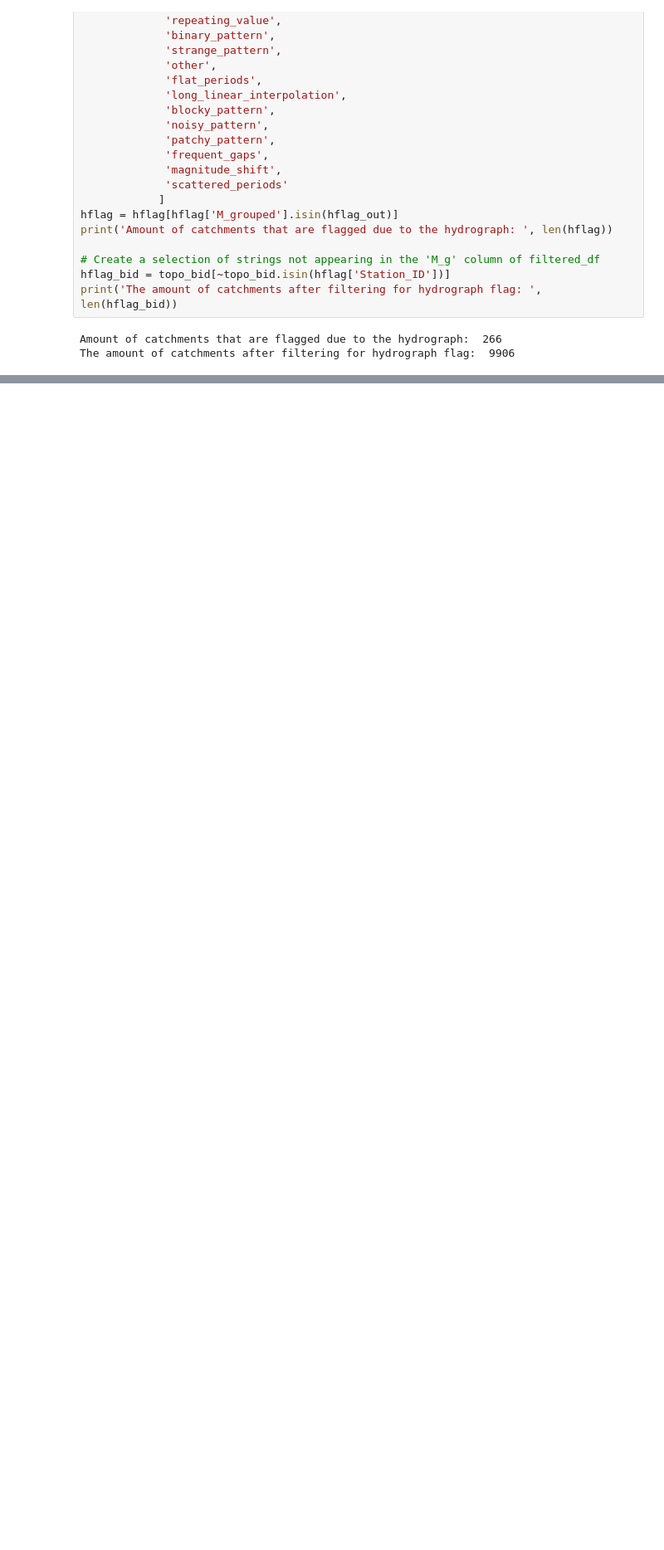
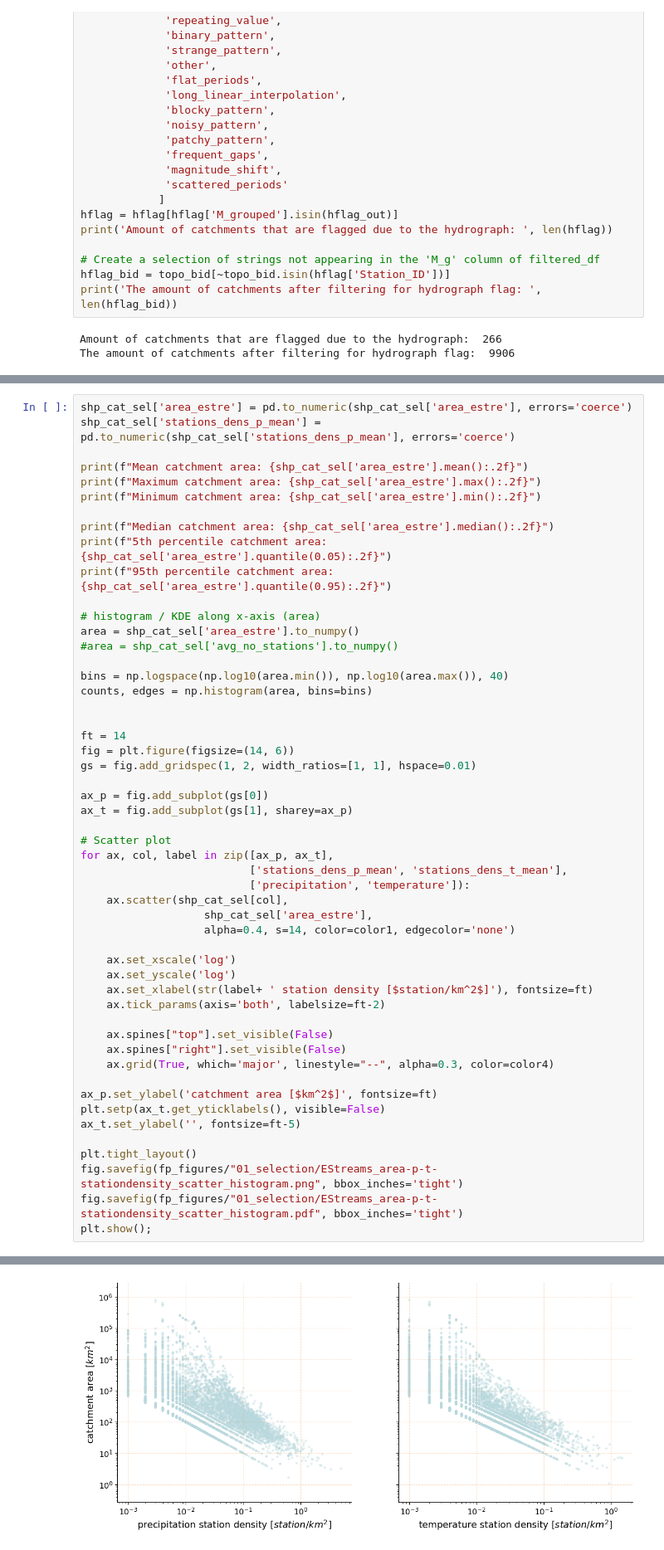
Before and after one commit to ALHemshornDeSanchez/streamflow_sensitivity_europe, a Jupyter notebook: notebooks/01_filter_catchments.ipynb, the cells around one changed output, grey strips where cells are left out. Shown at 83% size. Cells and saved outputs as stored; diff of their text form; blank space fills up the shorter version.

```diff
--- a/notebooks/01_filter_catchments.ipynb
+++ b/notebooks/01_filter_catchments.ipynb
@@ -429,0 +538,53 @@ shp_cat_sel.to_csv(fp_data_processed/"01_selection/catchment_metadata.csv", inde
+# %%
+shp_cat_sel['area_estre'] = pd.to_numeric(shp_cat_sel['area_estre'], errors='coerce')
+shp_cat_sel['stations_dens_p_mean'] = pd.to_numeric(shp_cat_sel['stations_dens_p_mean'], errors='coerce')
+
+print(f"Mean catchment area: {shp_cat_sel['area_estre'].mean():.2f}")
+print(f"Maximum catchment area: {shp_cat_sel['area_estre'].max():.2f}")
+print(f"Minimum catchment area: {shp_cat_sel['area_estre'].min():.2f}")
+
+print(f"Median catchment area: {shp_cat_sel['area_estre'].median():.2f}")
+print(f"5th percentile catchment area: {shp_cat_sel['area_estre'].quantile(0.05):.2f}")
+print(f"95th percentile catchment area: {shp_cat_sel['area_estre'].quantile(0.95):.2f}")
+
+# histogram / KDE along x-axis (area)
+area = shp_cat_sel['area_estre'].to_numpy()
+#area = shp_cat_sel['avg_no_stations'].to_numpy()
+
+bins = np.logspace(np.log10(area.min()), np.log10(area.max()), 40)
+counts, edges = np.histogram(area, bins=bins)
+
+
+ft = 14
+fig = plt.figure(figsize=(14, 6))
+gs = fig.add_gridspec(1, 2, width_ratios=[1, 1], hspace=0.01)
+
+ax_p = fig.add_subplot(gs[0])
+ax_t = fig.add_subplot(gs[1], sharey=ax_p)
+
+# Scatter plot
+for ax, col, label in zip([ax_p, ax_t],
+                          ['stations_dens_p_mean', 'stations_dens_t_mean'],
+                          ['precipitation', 'temperature']):
+    ax.scatter(shp_cat_sel[col],
+                   shp_cat_sel['area_estre'],
+                   alpha=0.4, s=14, color=color1, edgecolor='none')
+
+    ax.set_xscale('log')
+    ax.set_yscale('log')
+    ax.set_xlabel(str(label+ ' station density [$station/km^2$]'), fontsize=ft)
+    ax.tick_params(axis='both', labelsize=ft-2)
+
+    ax.spines["top"].set_visible(False)
+    ax.spines["right"].set_visible(False)
+    ax.grid(True, which='major', linestyle="--", alpha=0.3, color=color4)
+
+ax_p.set_ylabel('catchment area [$km^2$]', fontsize=ft)
+plt.setp(ax_t.get_yticklabels(), visible=False)
+ax_t.set_ylabel('', fontsize=ft-5)
+
+plt.tight_layout()
+fig.savefig(fp_figures/"01_selection/EStreams_area-p-t-stationdensity_scatter_histogram.png", bbox_inches='tight')
+fig.savefig(fp_figures/"01_selection/EStreams_area-p-t-stationdensity_scatter_histogram.pdf", bbox_inches='tight')
+plt.show();
+# %% [output]
@@ -429,0 +597 @@ shp_cat_sel.to_csv(fp_data_processed/"01_selection/catchment_metadata.csv", inde
+[figure, added]
```
Also changed, not shown: parts of 30 cells of this notebook, 4 other files.
